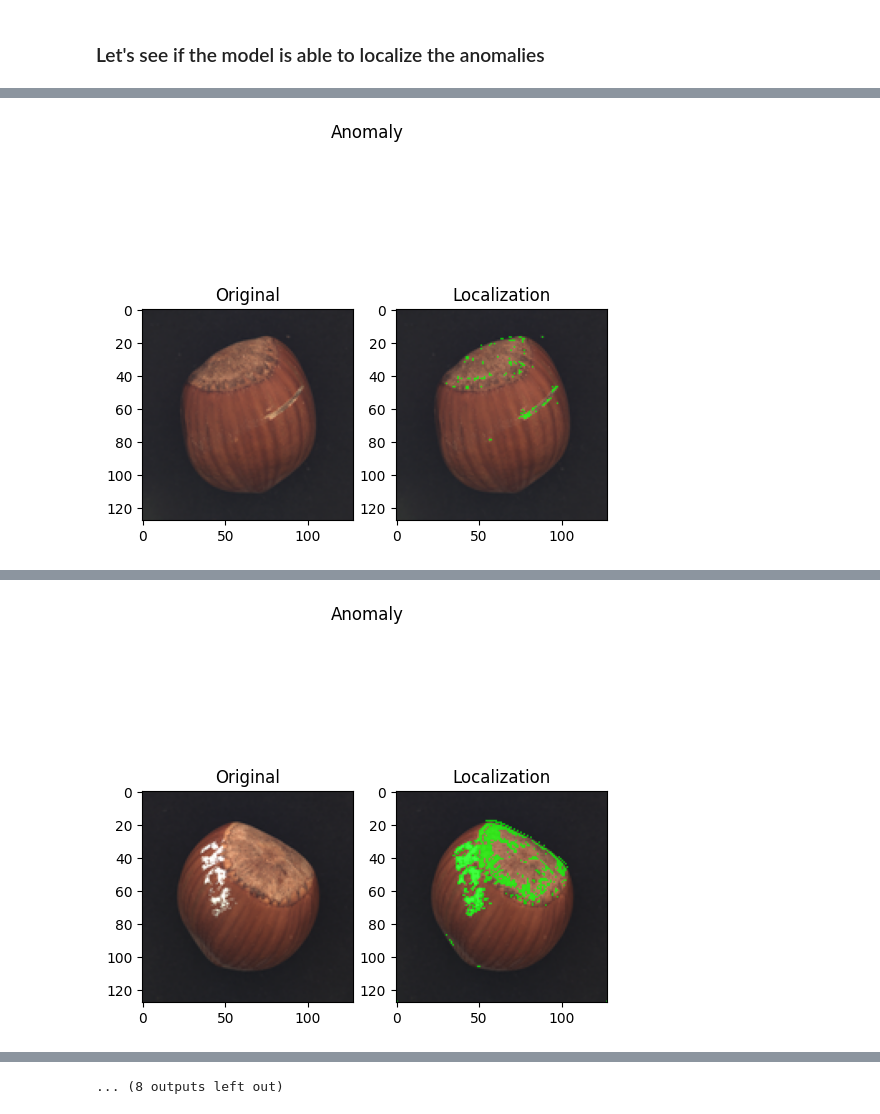
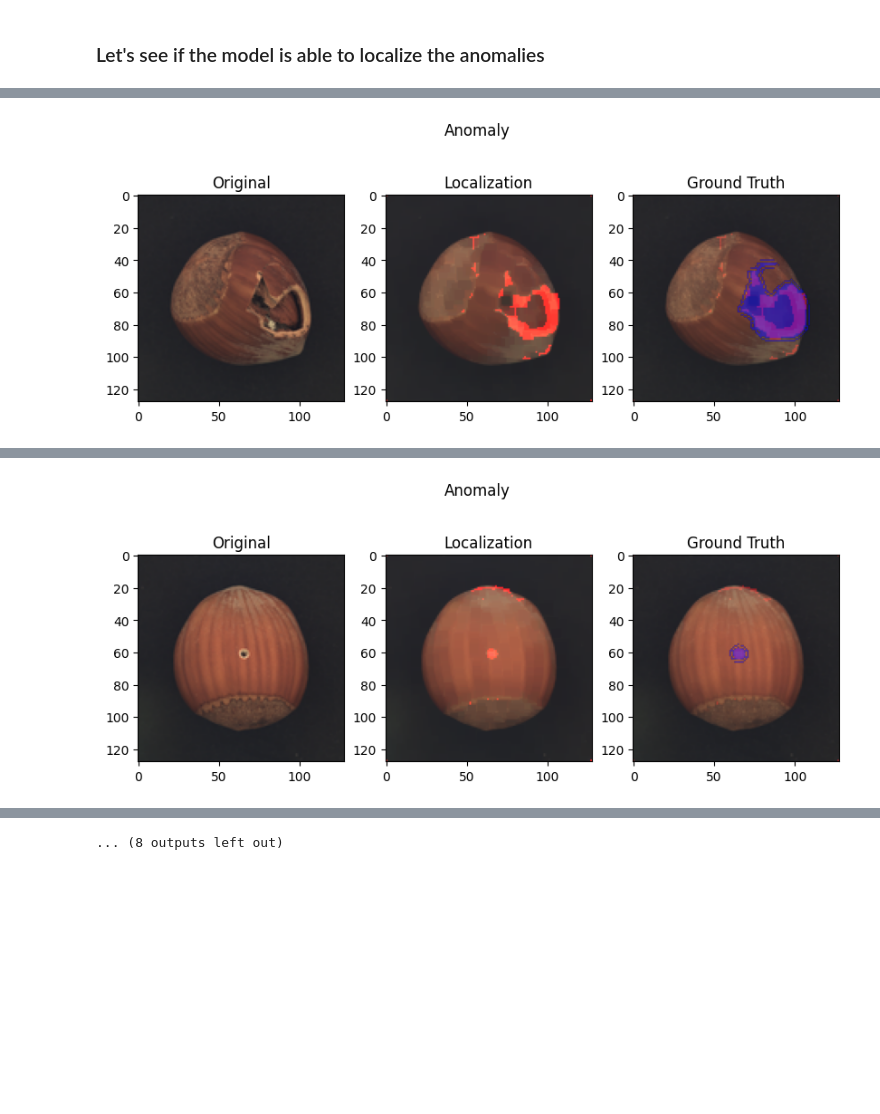
Before and after one commit to Ahoutari/CIS-590K-490I-sspcab, a Jupyter notebook: app/autoencoder.ipynb, the cells around one changed output, grey strips where cells are left out. Cells and saved outputs as stored; diff of their text form; code cells hidden in the pictures; blank space fills up the shorter version.

```diff
--- a/app/autoencoder.ipynb
+++ b/app/autoencoder.ipynb
@@ -18,7 +19,7 @@ print(tf.__version__)
 # %%
 class SSPCAB(tf.keras.layers.Layer):
-    def __init__(self, kernel_dim, dilation, filters, reduction_ratio=8, name=None):
-        super(SSPCAB, self).__init__(name=name)
+    def __init__(self, kernel_dim, dilation, filters, reduction_ratio=8, name=None, **kwargs):
+        super(SSPCAB, self).__init__(name=name, **kwargs)
 
         self.kernel_dim = kernel_dim
         self.dilation = dilation
@@ -214,3 +256,5 @@ plt.show()
+# %%
+model = tf.keras.models.load_model('models/autoencoder_full.h5', custom_objects={'SSPCAB': SSPCAB})
 # %%
 # Get all batches generated by the datagen and pick a batch for prediction
 #Just to test the model.
@@ -495,11 +589,30 @@ def check_anomaly_localization(img_path):
 # %%
+file_paths = defective_file_paths
 
 for _ in range(10):
     # test images
-    random_img = np.random.randint(0, len(defective_file_paths))
-    is_anomaly, original_img, mask = check_anomaly_localization(defective_file_paths[random_img])
+    random_img = np.random.randint(0, len(file_paths))
 
-    fig, ax = plt.subplots(1,2, figsize=(6,6))
+    random_img = file_paths[random_img]
+
+    image_name = random_img.split('/')[-1]
+    image_name = image_name.split("\\")[-2:]
+    image_name = '/'.join(image_name)
+
+    # remove the .png extension
+    image_name = image_name[:-4]
+
+    # add _mask.png
+    image_name += '_mask.png'
+
+    original_path = 'datasets/mvtecad/hazelnut'
+
+    gt = Image.open(f'{original_path}/ground_truth/{image_name}').convert('RGBA').resize((128,128), Image.Resampling.LANCZOS)
+
+
+    is_anomaly, original_img, mask = check_anomaly_localization(random_img)
+
+    fig, ax = plt.subplots(1,3, figsize=(10,4))
 
     fig.suptitle("Anomaly" if is_anomaly else "Good")
 
@@ -507,8 +620,22 @@ for _ in range(10):
     ax[0].set_title("Original")
 
     ax[1].imshow(original_img)
-    ax[1].imshow(mask, alpha=0.75, cmap='jet')
+
+
+    ax[1].imshow(mask, alpha=1)
     ax[1].set_title("Localization")
 
+    ax[2].imshow(original_img)
+
+    gt = np.array(gt)
+
+    a = np.zeros_like(gt)
+    a[gt[:,:,0] > 0] = [0, 0,255, 255]
+
+    ax[2].imshow(a, alpha=1)
+    ax[2].imshow(mask, alpha=0.5)
+    ax[2].set_title("Ground Truth")
+
+
     plt.show()
 # %% [output]
@@ -518 +645 @@ for _ in range(10):
-[figure, old version]
+[figure, new version]
@@ -522 +649 @@ for _ in range(10):
-[figure, old version]
+[figure, new version]
```
Also changed, not shown: parts of 32 cells of this notebook, 11 other files.
